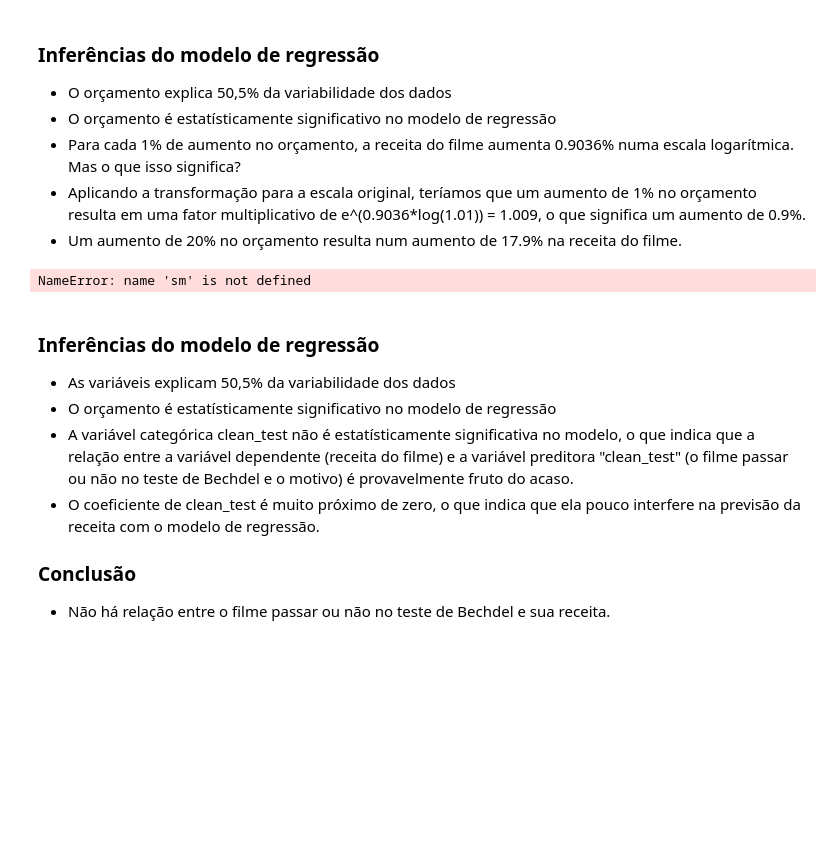
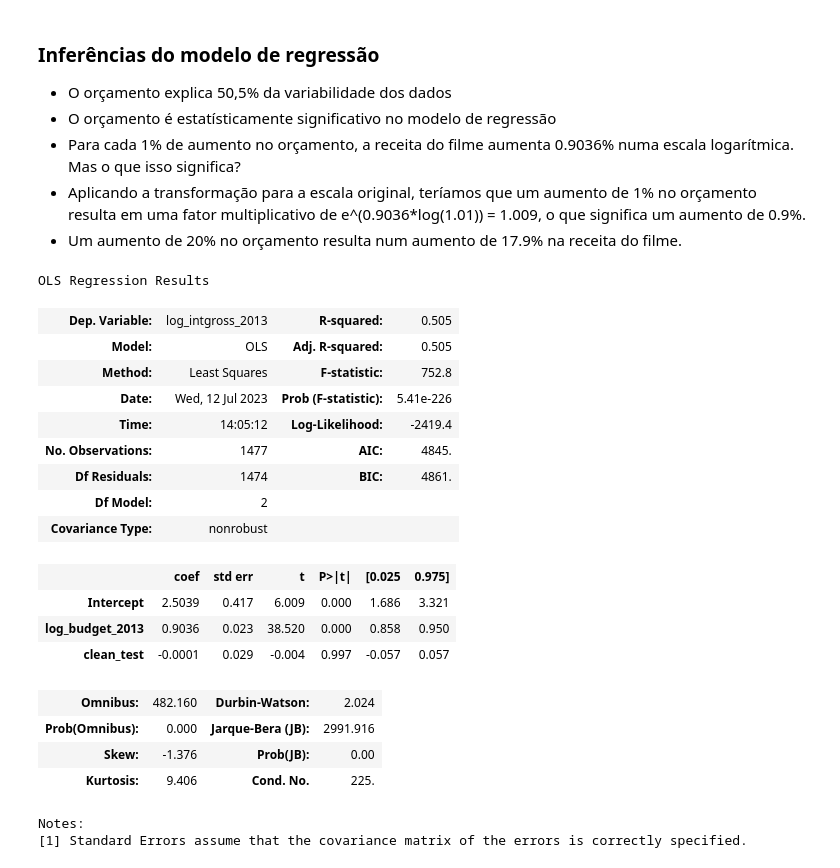
Before and after one commit to marcelohfms/Bechdel-Test, a Jupyter notebook: Bechdel-Test.ipynb, the cells around one changed output. Drawn from its saved outputs; the diff is of its cells as text; code cells hidden in the pictures; blank space fills up the shorter version.

```diff
--- a/Bechdel-Test.ipynb
+++ b/Bechdel-Test.ipynb
@@ -262,19 +262,28 @@ Notes:
 * Aplicando a transformação para a escala original, teríamos que um aumento de 1% no orçamento resulta em uma fator multiplicativo de e^(0.9036*log(1.01)) = 1.009, o que significa um aumento de 0.9%.
 * Um aumento de 20% no orçamento resulta num aumento de 17.9% na receita do filme.
 # %%
-model2 = sm.ols(formula = 'log_intgross_2013 ~ log_budget_2013 + clean_test', data = movies_clean)
+model2 = smf.ols(formula = 'log_intgross_2013 ~ log_budget_2013 + clean_test', data = movies_clean)
 result2 = model2.fit()
 
 result2.summary()
 # %% [output]
-NameError: name 'sm' is not defined
+OLS Regression Results
+| Dep. Variable: | log_intgross_2013 | R-squared: | 0.505 |
+| Model: | OLS | Adj. R-squared: | 0.505 |
+| Method: | Least Squares | F-statistic: | 752.8 |
+| Date: | Wed, 12 Jul 2023 | Prob (F-statistic): | 5.41e-226 |
+| Time: | 14:05:12 | Log-Likelihood: | -2419.4 |
+| No. Observations: | 1477 | AIC: | 4845. |
+| Df Residuals: | 1474 | BIC: | 4861. |
+| Df Model: | 2 |  |  |
+| Covariance Type: | nonrobust |  |  |
+|  | coef | std err | t | P>|t| | [0.025 | 0.975] |
+| Intercept | 2.5039 | 0.417 | 6.009 | 0.000 | 1.686 | 3.321 |
+| log_budget_2013 | 0.9036 | 0.023 | 38.520 | 0.000 | 0.858 | 0.950 |
+| clean_test | -0.0001 | 0.029 | -0.004 | 0.997 | -0.057 | 0.057 |
+| Omnibus: | 482.160 | Durbin-Watson: | 2.024 |
+| Prob(Omnibus): | 0.000 | Jarque-Bera (JB): | 2991.916 |
+| Skew: | -1.376 | Prob(JB): | 0.00 |
+| Kurtosis: | 9.406 | Cond. No. | 225. |
+Notes:
+[1] Standard Errors assume that the covariance matrix of the errors is correctly specified.
-# %% [markdown]
-### Inferências do modelo de regressão
-
-* As variáveis explicam 50,5% da variabilidade dos dados
-* O orçamento é estatísticamente significativo no modelo de regressão
-* A variável categórica clean_test não é estatísticamente significativa no modelo, o que indica que a relação entre a variável dependente (receita do filme) e a variável preditora "clean_test" (o filme passar ou não no teste de Bechdel e o motivo) é provavelmente fruto do acaso.
-* O coeficiente de clean_test é muito próximo de zero, o que indica que ela pouco interfere na previsão da receita com o modelo de regressão.
-
-### Conclusão
-* Não há relação entre o filme passar ou não no teste de Bechdel e sua receita.
```
Also changed, not shown: parts of 18 cells of this notebook.
